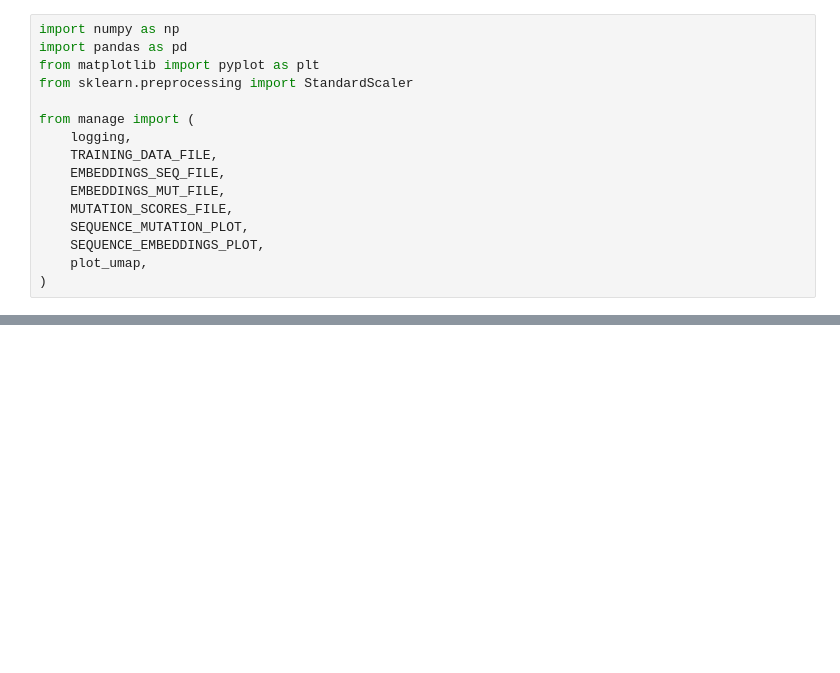
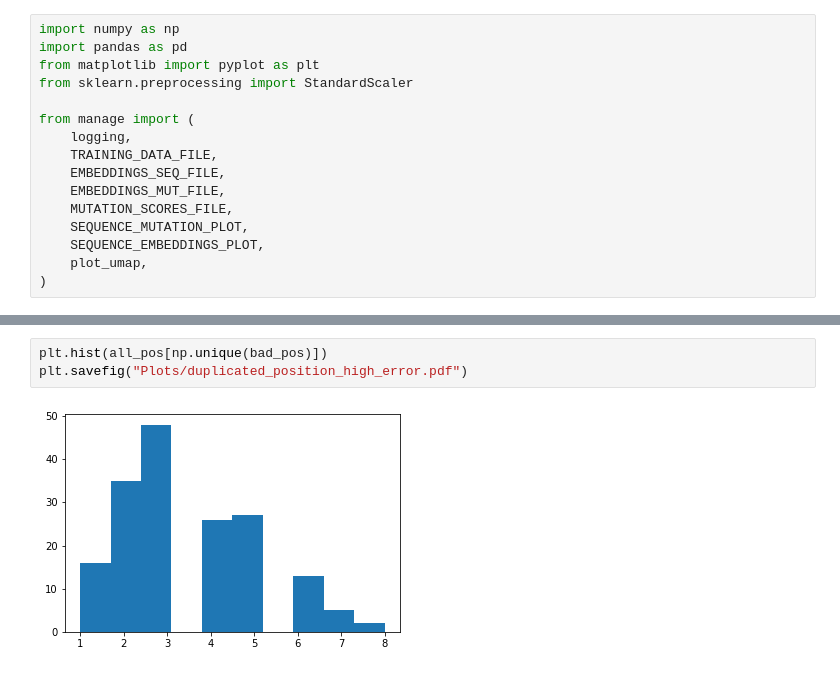
Before and after one commit to Takkoona/fixynergy, a Jupyter notebook: 5_visualize_results.ipynb, the cells around one changed output, grey strips where cells are left out. Cells and saved outputs as stored; diff of their text form; blank space fills up the shorter version.

```diff
--- a/5_visualize_results.ipynb
+++ b/5_visualize_results.ipynb
@@ -103 +56,6 @@ plt.savefig("Plots/mut_rank_original.pdf", bbox_inches="tight")
+# %%
+plt.hist(all_pos[np.unique(bad_pos)])
+plt.savefig("Plots/duplicated_position_high_error.pdf")
+# %% [output]
+[figure, added]
 # %%
```
Also changed, not shown: parts of 12 cells of this notebook, 2 other files.
